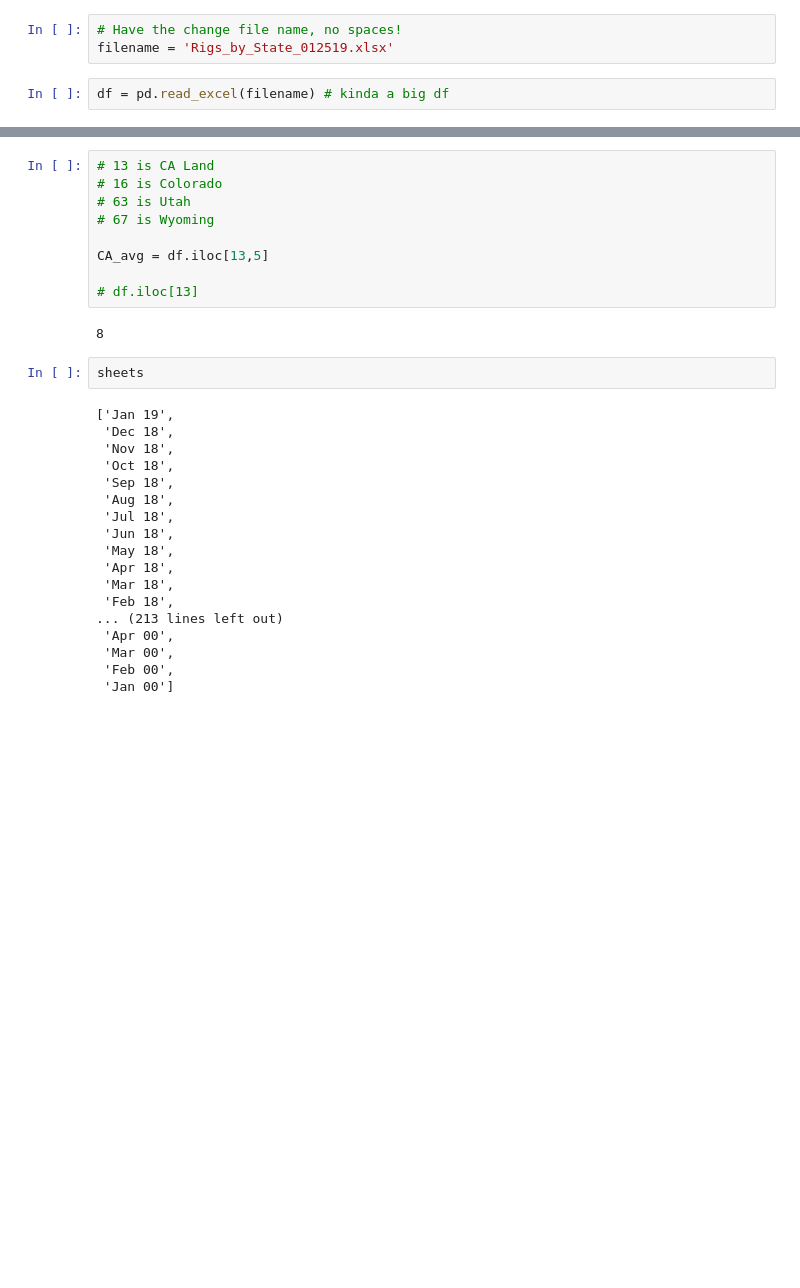
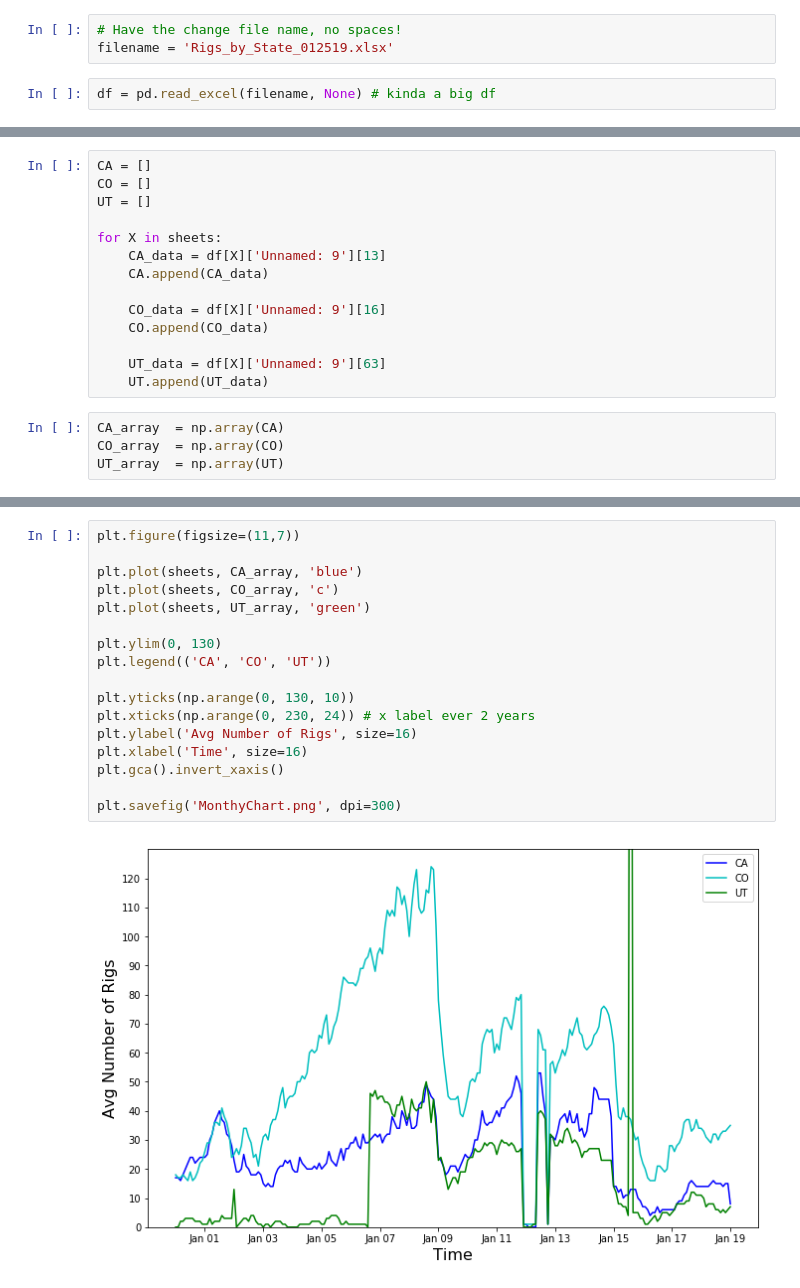
Before and after one commit to ThomasMGeo/BH_MonthlyData, a Jupyter notebook: BakerHughes_state.ipynb, the cells around one changed output, grey strips where cells are left out. Drawn from its saved outputs; the diff is of its cells as text; blank space fills up the shorter version.

```diff
--- a/BakerHughes_state.ipynb
+++ b/BakerHughes_state.ipynb
@@ -5,7 +6,7 @@ import matplotlib as plt
 # Have the change file name, no spaces!
 filename = 'Rigs_by_State_012519.xlsx'
 # %%
-df = pd.read_excel(filename) # kinda a big df
+df = pd.read_excel(filename, None) # kinda a big df
 # %%
 xls = pd.ExcelFile(filename)
 sheets = xls.sheet_names
@@ -12 +29,19 @@ sheets = xls.sheet_names
+# %%
+CA = []
+CO = []
+UT = []
+
+for X in sheets:
+    CA_data = df[X]['Unnamed: 9'][13]
+    CA.append(CA_data)
+
+    CO_data = df[X]['Unnamed: 9'][16]
+    CO.append(CO_data)
+
+    UT_data = df[X]['Unnamed: 9'][63]
+    UT.append(UT_data)
+# %%
+CA_array  = np.array(CA)
+CO_array  = np.array(CO)
+UT_array  = np.array(UT)
 # %%
@@ -40,31 +51,19 @@ df
-# %%
-# 13 is CA Land
-# 16 is Colorado
-# 63 is Utah
-# 67 is Wyoming
-
-CA_avg = df.iloc[13,5]
-
-# df.iloc[13]
-# %% [output]
-8
-# %%
-sheets
-# %% [output]
-['Jan 19',
- 'Dec 18',
- 'Nov 18',
- 'Oct 18',
- 'Sep 18',
- 'Aug 18',
- 'Jul 18',
- 'Jun 18',
- 'May 18',
- 'Apr 18',
- 'Mar 18',
- 'Feb 18',
-... (213 lines left out)
- 'Apr 00',
- 'Mar 00',
- 'Feb 00',
- 'Jan 00']
+# %%
+plt.figure(figsize=(11,7))
+
+plt.plot(sheets, CA_array, 'blue')
+plt.plot(sheets, CO_array, 'c')
+plt.plot(sheets, UT_array, 'green')
+
+plt.ylim(0, 130)
+plt.legend(('CA', 'CO', 'UT'))
+
+plt.yticks(np.arange(0, 130, 10))
+plt.xticks(np.arange(0, 230, 24)) # x label ever 2 years
+plt.ylabel('Avg Number of Rigs', size=16)
+plt.xlabel('Time', size=16)
+plt.gca().invert_xaxis()
+
+plt.savefig('MonthyChart.png', dpi=300)
+# %% [output]
+[figure, added]
```
Also changed, not shown: parts of 8 cells of this notebook.
